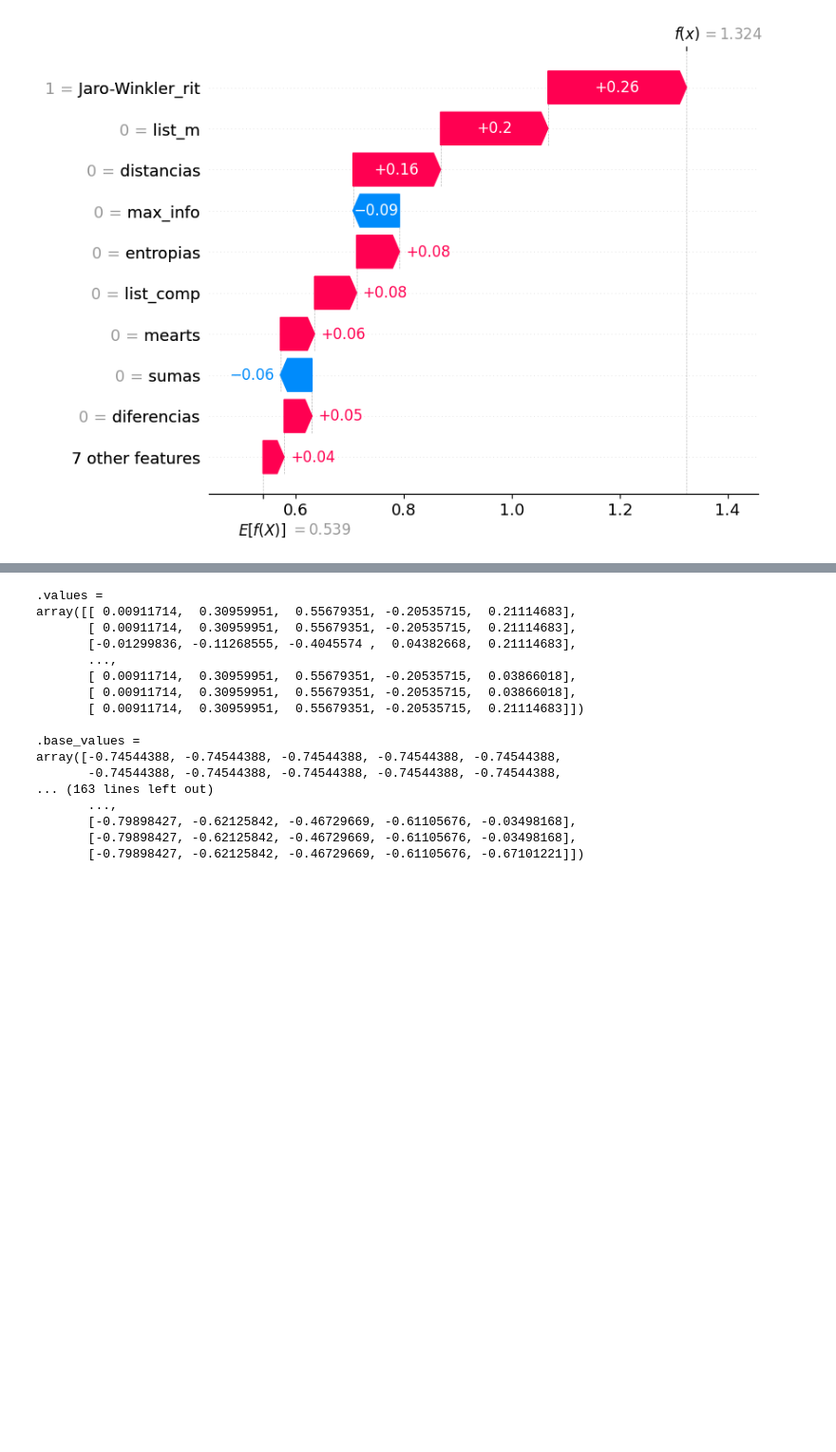
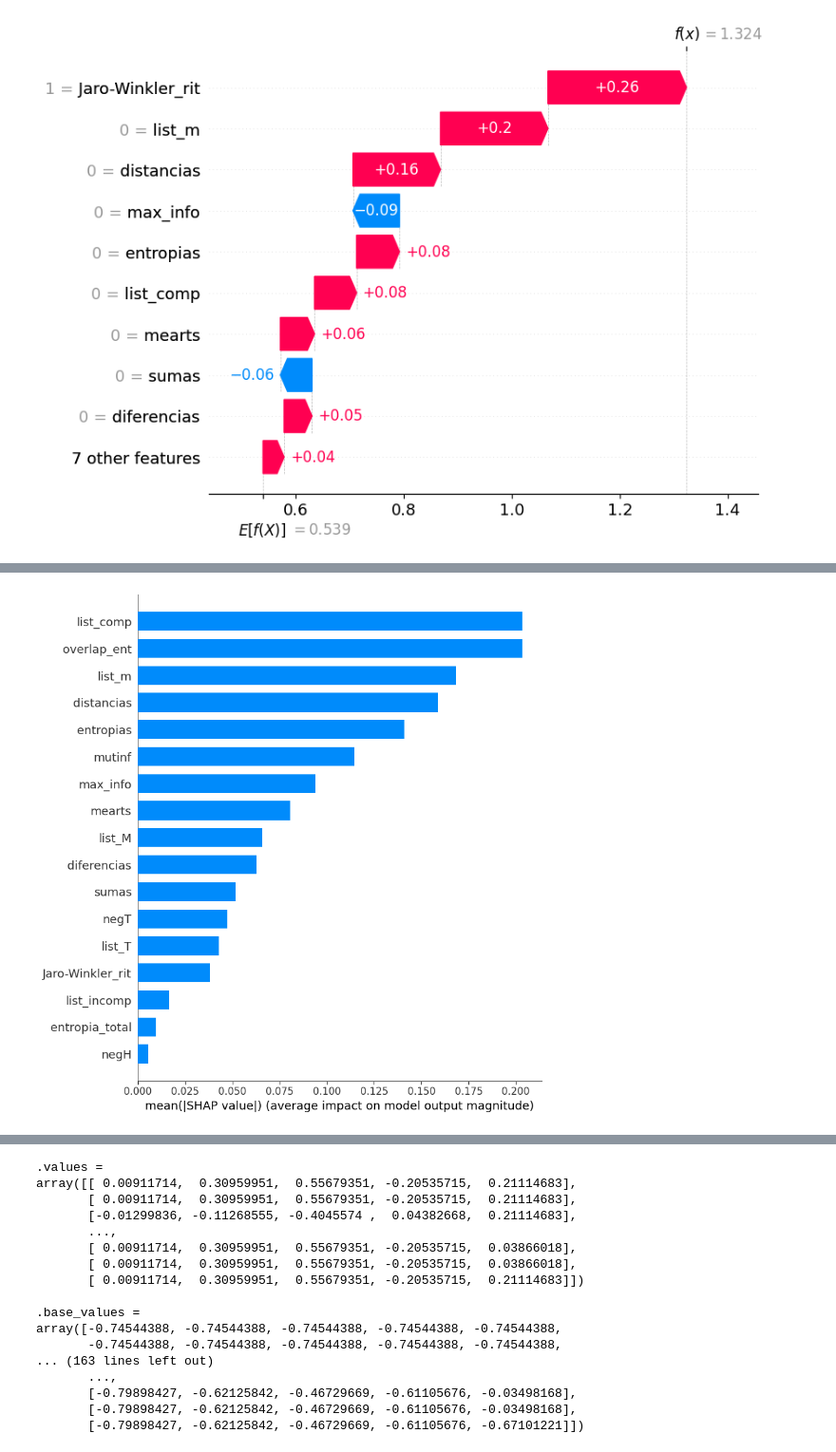
Before and after one commit to david-T-M/RIT_abril, a Jupyter notebook: Regresion_logist_RTE3_3ways_Entidades4.ipynb, the cells around one changed output, grey strips where cells are left out. Shown at 95% size. Saved outputs shown, nothing was run; the diff lists cells and outputs as text; code cells hidden in the pictures; blank space fills up the shorter version.

```diff
--- a/Regresion_logist_RTE3_3ways_Entidades4.ipynb
+++ b/Regresion_logist_RTE3_3ways_Entidades4.ipynb
@@ -602,0 +762,4 @@ shap.summary_plot(shap_values, X_test,plot_type="bar")
+# %%
+shap.summary_plot(shap_values[:,:,2], X_test,plot_type="bar")
+# %% [output]
+[figure, added]
```
Also changed, not shown: parts of 26 cells of this notebook, 40 other files.
